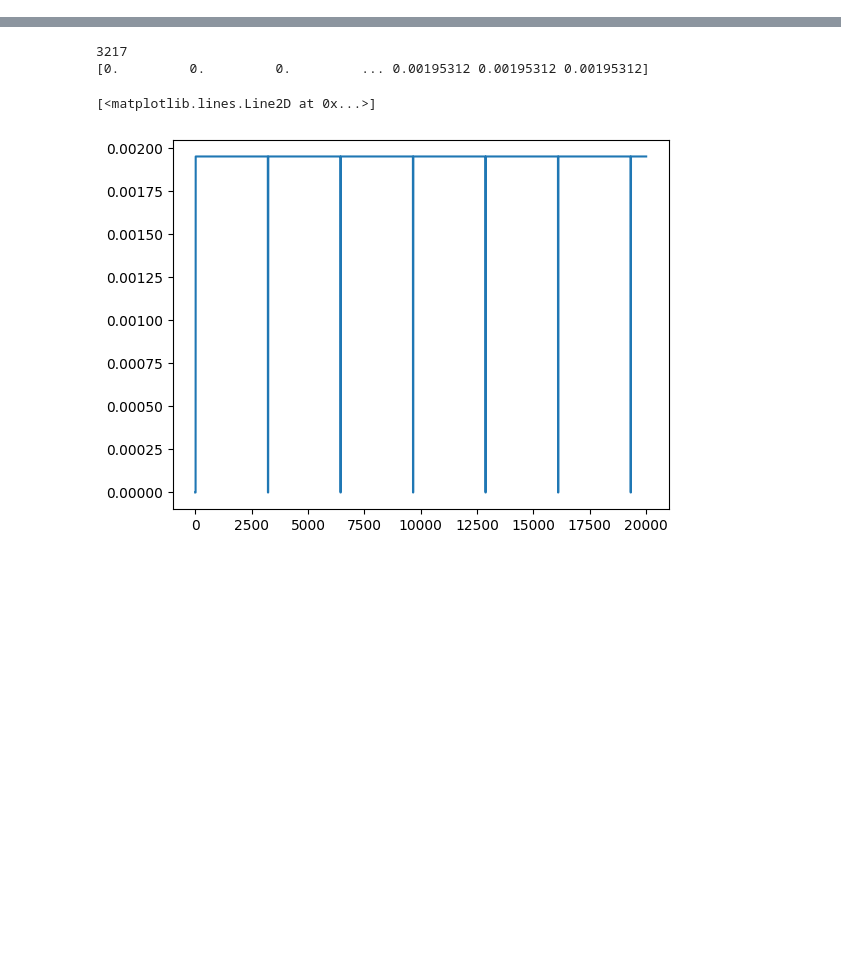
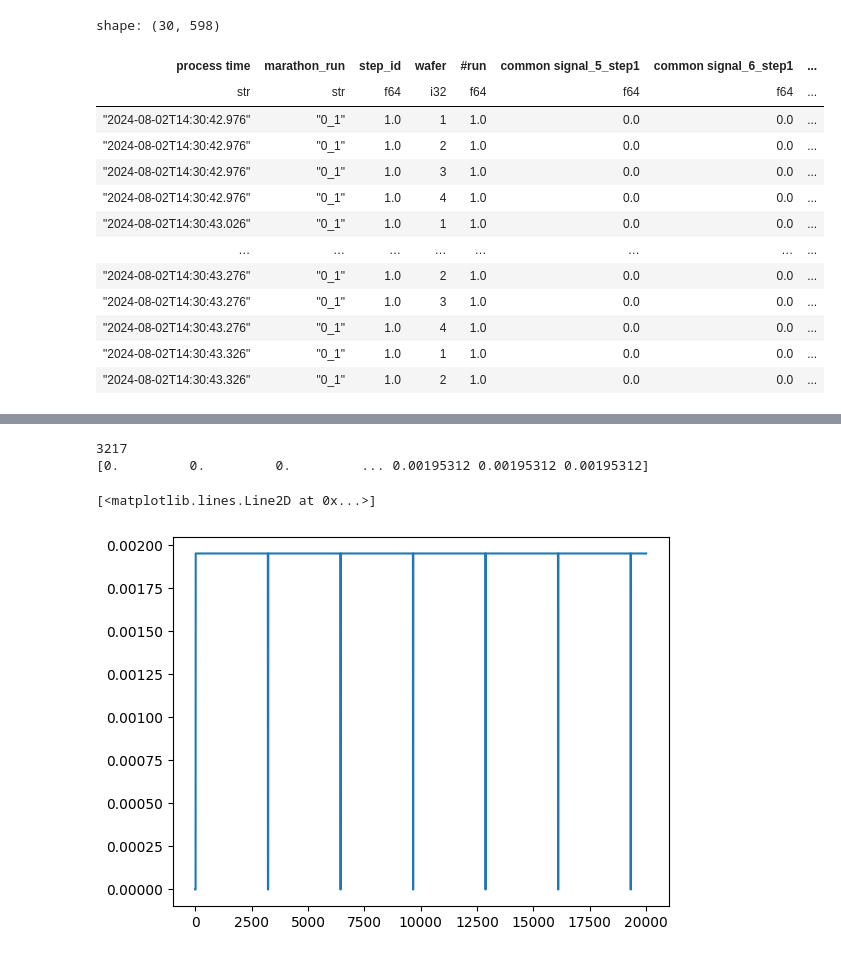
Before and after one commit to abiadf/silofuse_timeseries, a Jupyter notebook: ASM_problem/asm_data_wrangling.ipynb, the cells around one changed output, grey strips where cells are left out. Saved outputs shown, nothing was run; the diff lists cells and outputs as text; code cells hidden in the pictures; blank space fills up the shorter version.

```diff
--- a/ASM_problem/asm_data_wrangling.ipynb
+++ b/ASM_problem/asm_data_wrangling.ipynb
@@ -44,0 +72,55 @@ log_processor = LogFilesProcessor(COMMON_ID_COLS_MOD, COMMON_ID_COLS)
+# %%
+
+def explode_log_rows_by_wafer(df: pl.DataFrame, num_wafers: int) -> pl.DataFrame:
+    """The original df had many wafers processed per row. This function expands each row to 4 rows, 1 row dedicated to each wafer,
+    keeping common columns unchanged and zeroing out rc# columns not belonging to the current wafer.
+    Adds a 'wafer' column to identify the active wafer per row"""
+
+    rc_cols     = [c for c in df.columns if c.startswith("rc")]
+    common_cols = [c for c in df.columns if not c.startswith("rc")]
+    wafer_rows  = []
+
+    for i in range(1, num_wafers + 1):
+        wafer_prefix = f"rc{i}"
+        zero_exprs   = []
+        for c in rc_cols:
+            if c.startswith(wafer_prefix):
+                zero_exprs.append(pl.col(c))  # keep original
+            else:
+                dtype    = df.schema[c]
+                zero_val = 0.0 if dtype == pl.Float64 else 0
+                zero_exprs.append(pl.lit(zero_val).cast(dtype).alias(c))
+        wafer_df = df.select([pl.col(c) for c in common_cols] + zero_exprs)
+        wafer_df = wafer_df.with_columns(pl.lit(i).alias("wafer"))
+
+        # insert 'wafer' after 'step_id'
+        if "step_id" in wafer_df.columns:
+            cols = wafer_df.columns
+            if "wafer" in cols:
+                cols.remove("wafer")  # avoid duplicate
+            idx      = cols.index("step_id")
+            wafer_df = wafer_df.select(cols[:idx + 1] + ["wafer"] + cols[idx + 1:])
+        wafer_rows.append(wafer_df)
+    return pl.concat(wafer_rows, how="vertical").sort(["process time", "marathon_run", "wafer"])
+
+master_log_df_unpivoted = explode_log_rows_by_wafer(master_log_df, NUM_WAFERS)
+# %%
+# master_log_df.head(30)
+# master_log_df.head(-30)
+master_log_df_unpivoted.head(30)
+# master_log_df_unpivoted.shape
+# %% [output]
+shape: (30, 598)
+| process time | marathon_run | step_id | wafer | #run | common signal_5_step1 | common signal_6_step1 | ... |
+| str | str | f64 | i32 | f64 | f64 | f64 | ... |
+| "2024-08-02T14:30:42.976" | "0_1" | 1.0 | 1 | 1.0 | 0.0 | 0.0 | ... |
+| "2024-08-02T14:30:42.976" | "0_1" | 1.0 | 2 | 1.0 | 0.0 | 0.0 | ... |
+| "2024-08-02T14:30:42.976" | "0_1" | 1.0 | 3 | 1.0 | 0.0 | 0.0 | ... |
+| "2024-08-02T14:30:42.976" | "0_1" | 1.0 | 4 | 1.0 | 0.0 | 0.0 | ... |
+| "2024-08-02T14:30:43.026" | "0_1" | 1.0 | 1 | 1.0 | 0.0 | 0.0 | ... |
+| … | … | … | … | … | … | … | ... |
+| "2024-08-02T14:30:43.276" | "0_1" | 1.0 | 2 | 1.0 | 0.0 | 0.0 | ... |
+| "2024-08-02T14:30:43.276" | "0_1" | 1.0 | 3 | 1.0 | 0.0 | 0.0 | ... |
+| "2024-08-02T14:30:43.276" | "0_1" | 1.0 | 4 | 1.0 | 0.0 | 0.0 | ... |
+| "2024-08-02T14:30:43.326" | "0_1" | 1.0 | 1 | 1.0 | 0.0 | 0.0 | ... |
+| "2024-08-02T14:30:43.326" | "0_1" | 1.0 | 2 | 1.0 | 0.0 | 0.0 | ... |
```
Also changed, not shown: parts of 7 cells of this notebook, 4 other files.
